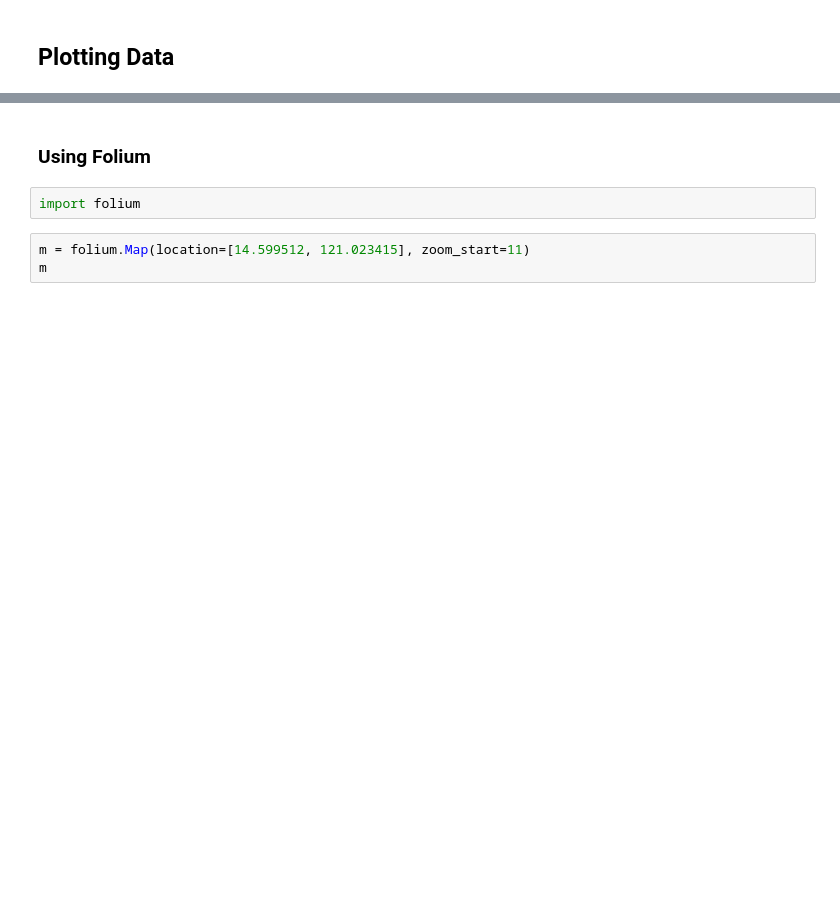
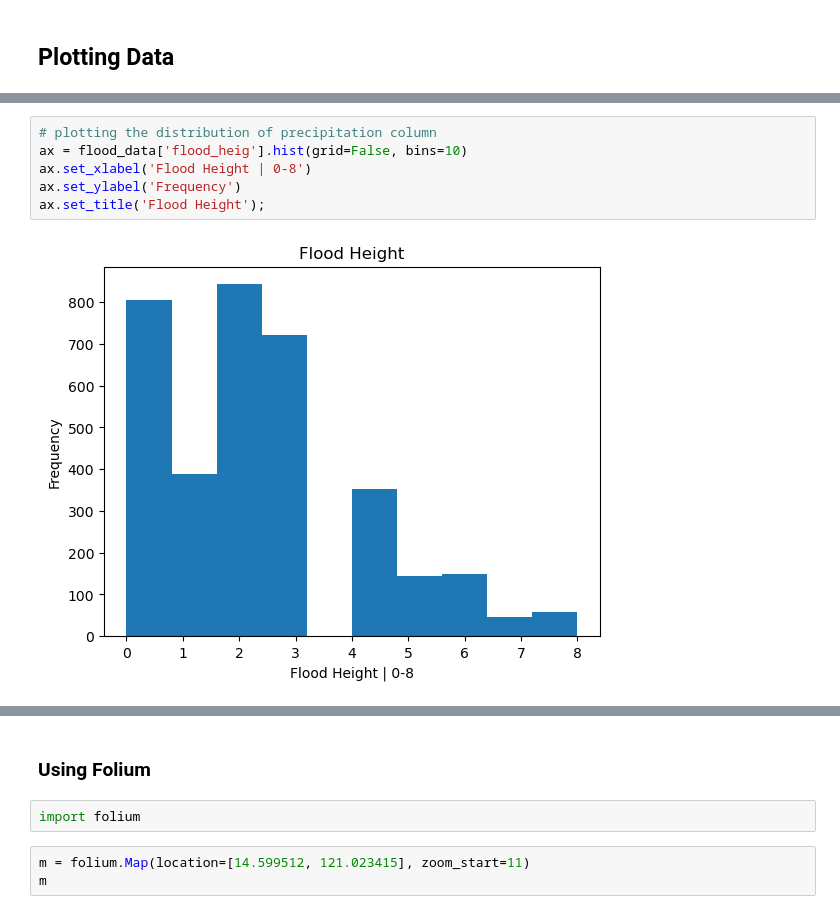
Before and after one commit to Nick-Miras/JeepneyRerouting, a Jupyter notebook: flood_data_kaggle.ipynb, the cells around one changed output, grey strips where cells are left out. Cells and saved outputs as stored; diff of their text form; blank space fills up the shorter version.

```diff
--- a/flood_data_kaggle.ipynb
+++ b/flood_data_kaggle.ipynb
@@ -81,0 +63,8 @@ flood_data.head()
+# %%
+# plotting the distribution of precipitation column
+ax = flood_data['flood_heig'].hist(grid=False, bins=10)
+ax.set_xlabel('Flood Height | 0-8')
+ax.set_ylabel('Frequency')
+ax.set_title('Flood Height');
+# %% [output]
+[figure, added]
```
Also changed, not shown: parts of 5 cells of this notebook, 1 other file.
